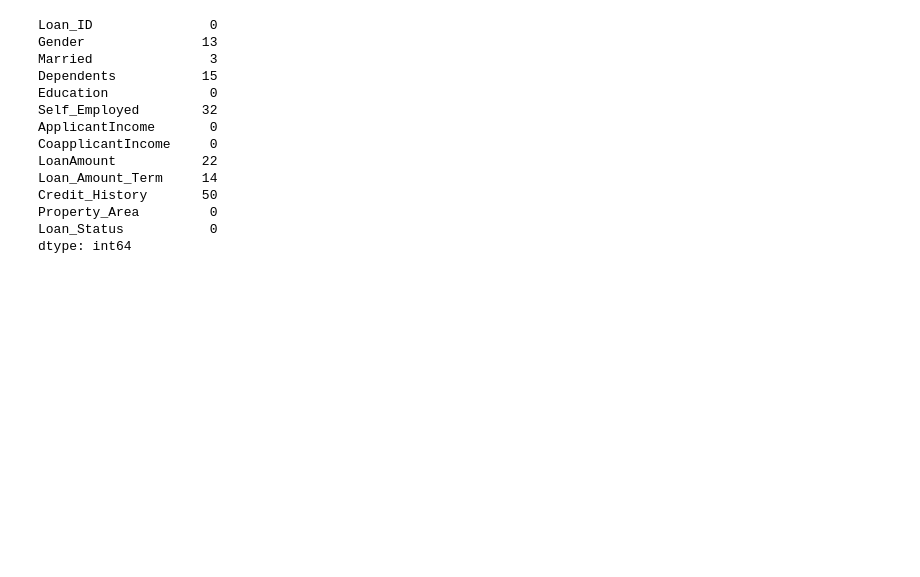
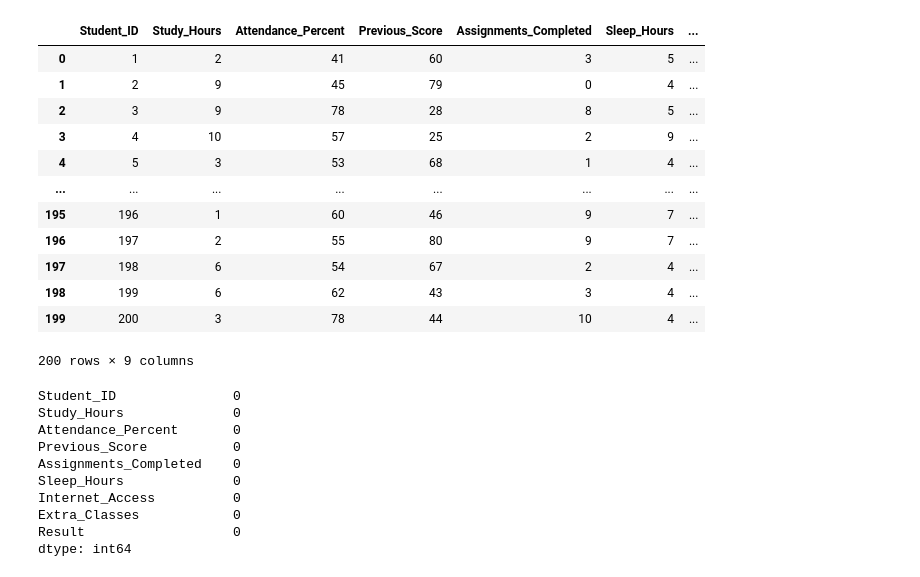
Before and after one commit to Mridul223/hyperparameter, a Jupyter notebook: d_t.ipynb, the cells around one changed output. Saved outputs shown, nothing was run; the diff lists cells and outputs as text; code cells hidden in the pictures; blank space fills up the shorter version.

```diff
--- a/d_t.ipynb
+++ b/d_t.ipynb
@@ -11,21 +11,32 @@ import pandas as pd
 import numpy as np
 from sklearn.preprocessing import StandardScaler
 # %%
-df=pd.read_csv("loan.csv")
+df=pd.read_csv("dataset.csv")
+df
+# %% [output]
+|  | Student_ID | Study_Hours | Attendance_Percent | Previous_Score | Assignments_Completed | Sleep_Hours | ... |
+| 0 | 1 | 2 | 41 | 60 | 3 | 5 | ... |
+| 1 | 2 | 9 | 45 | 79 | 0 | 4 | ... |
+| 2 | 3 | 9 | 78 | 28 | 8 | 5 | ... |
+| 3 | 4 | 10 | 57 | 25 | 2 | 9 | ... |
+| 4 | 5 | 3 | 53 | 68 | 1 | 4 | ... |
+| ... | ... | ... | ... | ... | ... | ... | ... |
+| 195 | 196 | 1 | 60 | 46 | 9 | 7 | ... |
+| 196 | 197 | 2 | 55 | 80 | 9 | 7 | ... |
+| 197 | 198 | 6 | 54 | 67 | 2 | 4 | ... |
+| 198 | 199 | 6 | 62 | 43 | 3 | 4 | ... |
+| 199 | 200 | 3 | 78 | 44 | 10 | 4 | ... |
+200 rows × 9 columns
 # %%
 df.isnull().sum()
 # %% [output]
-Loan_ID               0
-Gender               13
-Married               3
-Dependents           15
-Education             0
-Self_Employed        32
-ApplicantIncome       0
-CoapplicantIncome     0
-LoanAmount           22
-Loan_Amount_Term     14
-Credit_History       50
-Property_Area         0
-Loan_Status           0
+Student_ID               0
+Study_Hours              0
+Attendance_Percent       0
+Previous_Score           0
+Assignments_Completed    0
+Sleep_Hours              0
+Internet_Access          0
+Extra_Classes            0
+Result                   0
 dtype: int64
```
Also changed, not shown: parts of 16 cells of this notebook.
